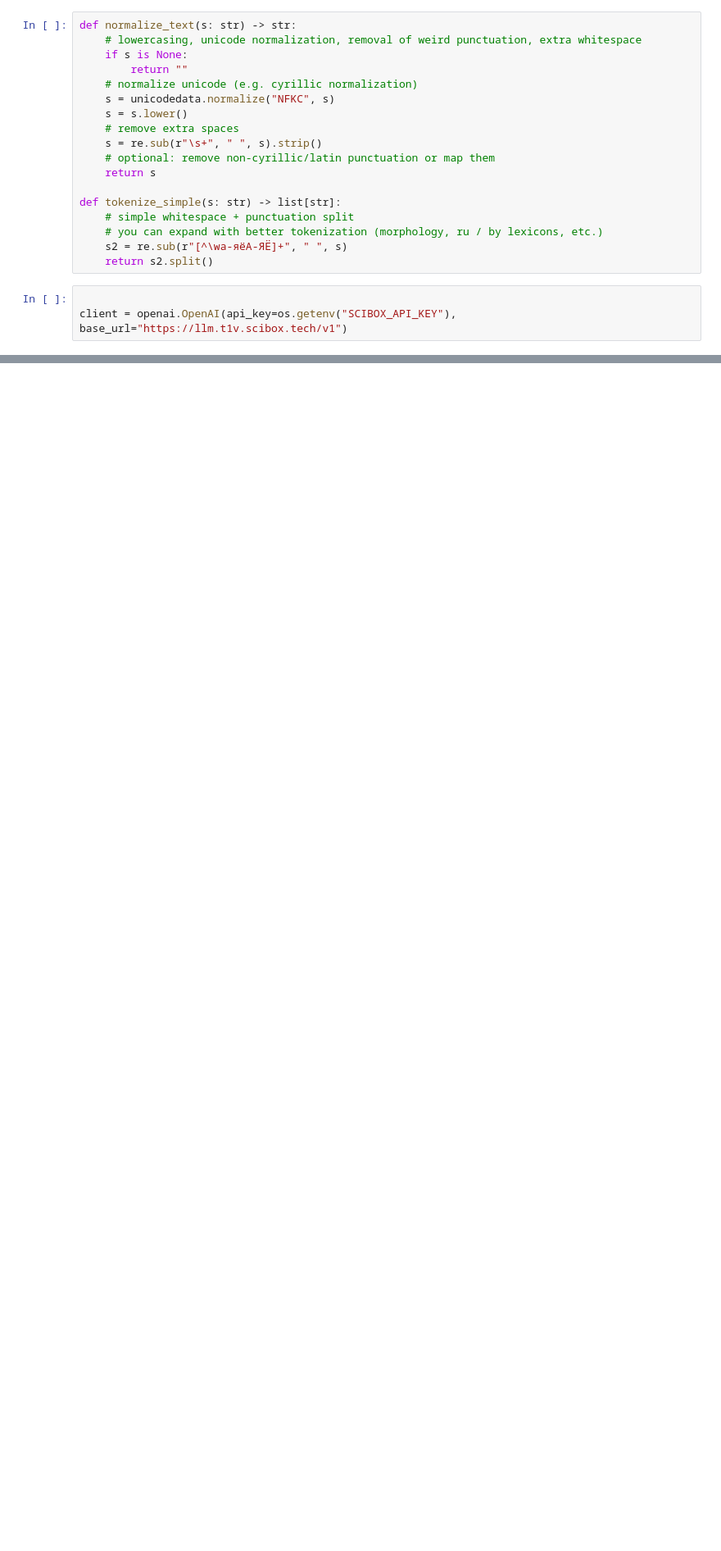
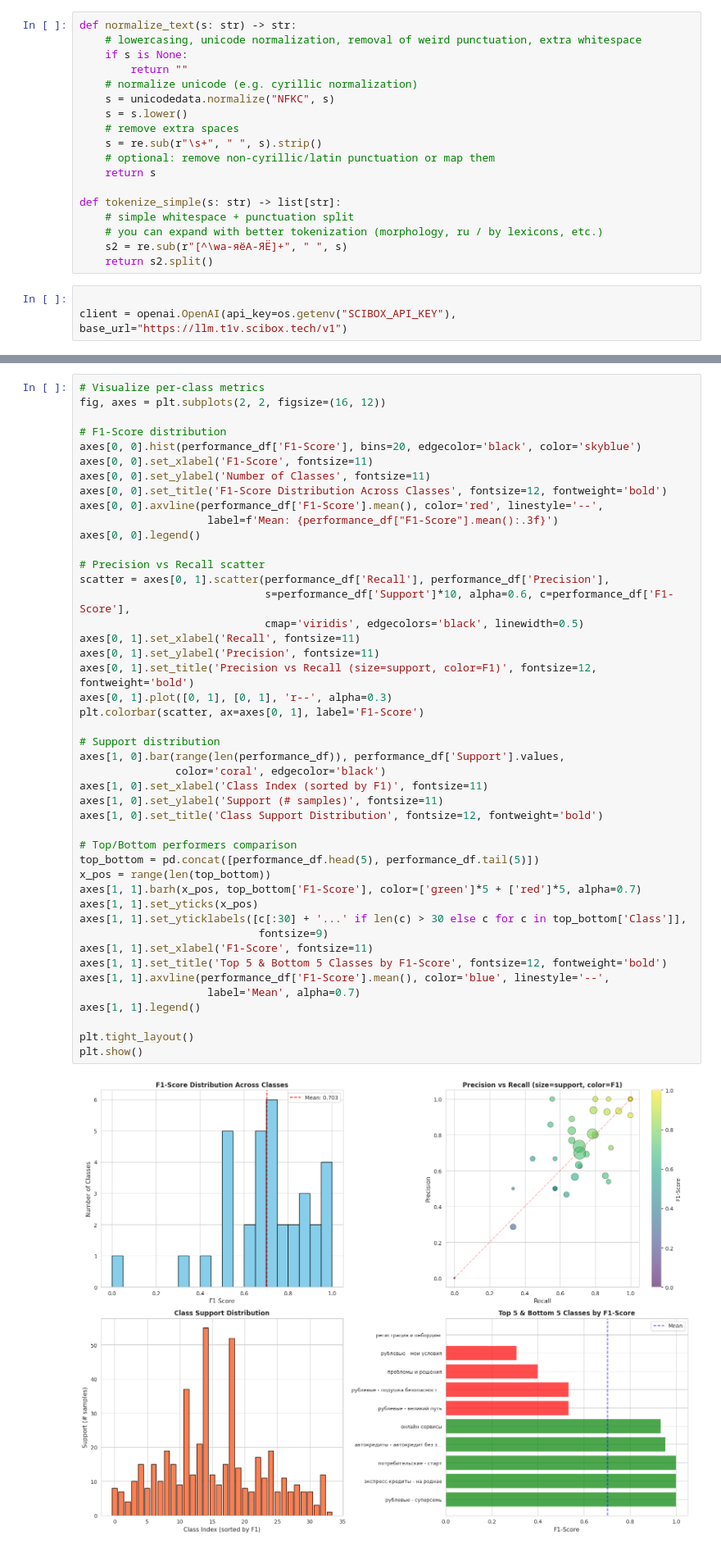
Before and after one commit to FallenChromium/t1-smart-support, a Jupyter notebook: experiments.ipynb, the cells around one changed output, grey strips where cells are left out. Shown at 82% size. Drawn from its saved outputs; the diff is of its cells as text; blank space fills up the shorter version.

```diff
--- a/experiments.ipynb
+++ b/experiments.ipynb
@@ -177,0 +402,47 @@ print("\nPer-class report:\n", classification_report(y_true, y_pred, digits=4))
+# %%
+# Visualize per-class metrics
+fig, axes = plt.subplots(2, 2, figsize=(16, 12))
+
+# F1-Score distribution
+axes[0, 0].hist(performance_df['F1-Score'], bins=20, edgecolor='black', color='skyblue')
+axes[0, 0].set_xlabel('F1-Score', fontsize=11)
+axes[0, 0].set_ylabel('Number of Classes', fontsize=11)
+axes[0, 0].set_title('F1-Score Distribution Across Classes', fontsize=12, fontweight='bold')
+axes[0, 0].axvline(performance_df['F1-Score'].mean(), color='red', linestyle='--',
+                    label=f'Mean: {performance_df["F1-Score"].mean():.3f}')
+axes[0, 0].legend()
+
+# Precision vs Recall scatter
+scatter = axes[0, 1].scatter(performance_df['Recall'], performance_df['Precision'],
+                             s=performance_df['Support']*10, alpha=0.6, c=performance_df['F1-Score'],
+                             cmap='viridis', edgecolors='black', linewidth=0.5)
+axes[0, 1].set_xlabel('Recall', fontsize=11)
+axes[0, 1].set_ylabel('Precision', fontsize=11)
+axes[0, 1].set_title('Precision vs Recall (size=support, color=F1)', fontsize=12, fontweight='bold')
+axes[0, 1].plot([0, 1], [0, 1], 'r--', alpha=0.3)
+plt.colorbar(scatter, ax=axes[0, 1], label='F1-Score')
+
+# Support distribution
+axes[1, 0].bar(range(len(performance_df)), performance_df['Support'].values,
+               color='coral', edgecolor='black')
+axes[1, 0].set_xlabel('Class Index (sorted by F1)', fontsize=11)
+axes[1, 0].set_ylabel('Support (# samples)', fontsize=11)
+axes[1, 0].set_title('Class Support Distribution', fontsize=12, fontweight='bold')
+
+# Top/Bottom performers comparison
+top_bottom = pd.concat([performance_df.head(5), performance_df.tail(5)])
+x_pos = range(len(top_bottom))
+axes[1, 1].barh(x_pos, top_bottom['F1-Score'], color=['green']*5 + ['red']*5, alpha=0.7)
+axes[1, 1].set_yticks(x_pos)
+axes[1, 1].set_yticklabels([c[:30] + '...' if len(c) > 30 else c for c in top_bottom['Class']],
+                            fontsize=9)
+axes[1, 1].set_xlabel('F1-Score', fontsize=11)
+axes[1, 1].set_title('Top 5 & Bottom 5 Classes by F1-Score', fontsize=12, fontweight='bold')
+axes[1, 1].axvline(performance_df['F1-Score'].mean(), color='blue', linestyle='--',
+                    label='Mean', alpha=0.7)
+axes[1, 1].legend()
+
+plt.tight_layout()
+plt.show()
+# %% [output]
+[figure, added]
```
Also changed, not shown: parts of 33 cells of this notebook, 9 other files.
